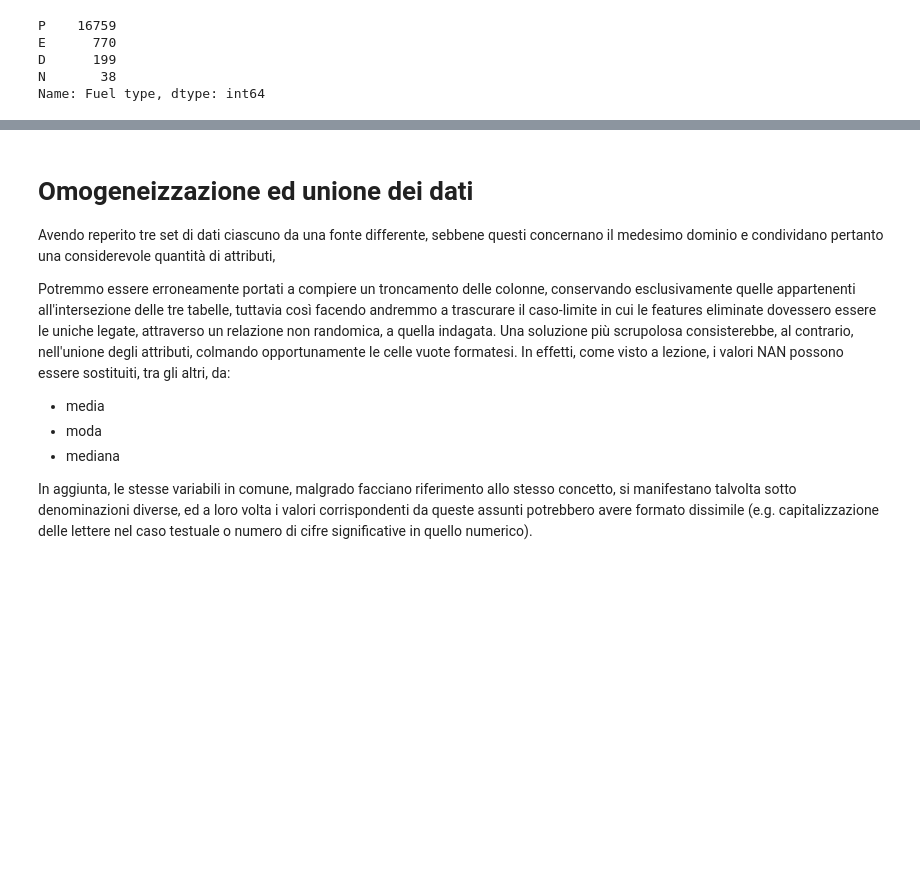
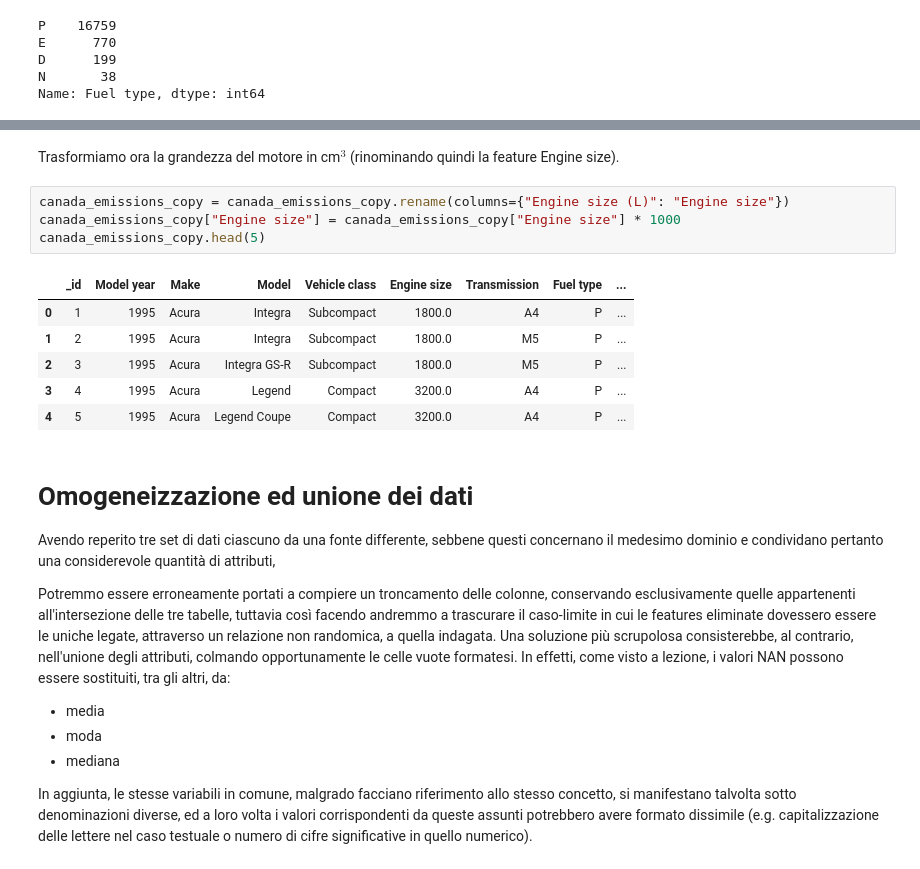
Before and after one commit to francesco-zatto/dia-project, a Jupyter notebook: car_emissions.ipynb, the cells around one changed output, grey strips where cells are left out. Saved outputs shown, nothing was run; the diff lists cells and outputs as text; blank space fills up the shorter version.

```diff
--- a/car_emissions.ipynb
+++ b/car_emissions.ipynb
@@ -124,3 +149,16 @@ Name: Fuel type, dtype: int64
+# %% [markdown]
+Trasformiamo ora la grandezza del motore in cm$^3$ (rinominando quindi la feature Engine size).
+# %%
+canada_emissions_copy = canada_emissions_copy.rename(columns={"Engine size (L)": "Engine size"})
+canada_emissions_copy["Engine size"] = canada_emissions_copy["Engine size"] * 1000
+canada_emissions_copy.head(5)
+# %% [output]
+|  | _id | Model year | Make | Model | Vehicle class | Engine size | Transmission | Fuel type | ... |
+| 0 | 1 | 1995 | Acura | Integra | Subcompact | 1800.0 | A4 | P | ... |
+| 1 | 2 | 1995 | Acura | Integra | Subcompact | 1800.0 | M5 | P | ... |
+| 2 | 3 | 1995 | Acura | Integra GS-R | Subcompact | 1800.0 | M5 | P | ... |
+| 3 | 4 | 1995 | Acura | Legend | Compact | 3200.0 | A4 | P | ... |
+| 4 | 5 | 1995 | Acura | Legend Coupe | Compact | 3200.0 | A4 | P | ... |
 # %% [markdown]
 # **Omogeneizzazione ed unione dei dati**
 Avendo reperito tre set di dati ciascuno da una fonte differente, sebbene questi concernano il medesimo dominio e condividano pertanto una considerevole quantità di attributi,
```
Also changed, not shown: parts of 7 cells of this notebook.
